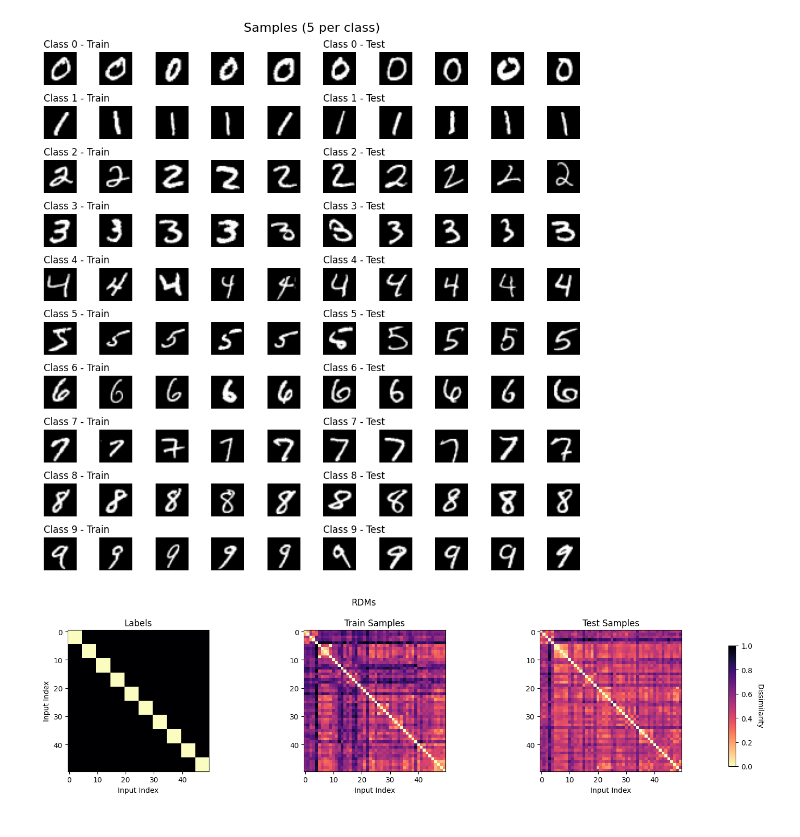
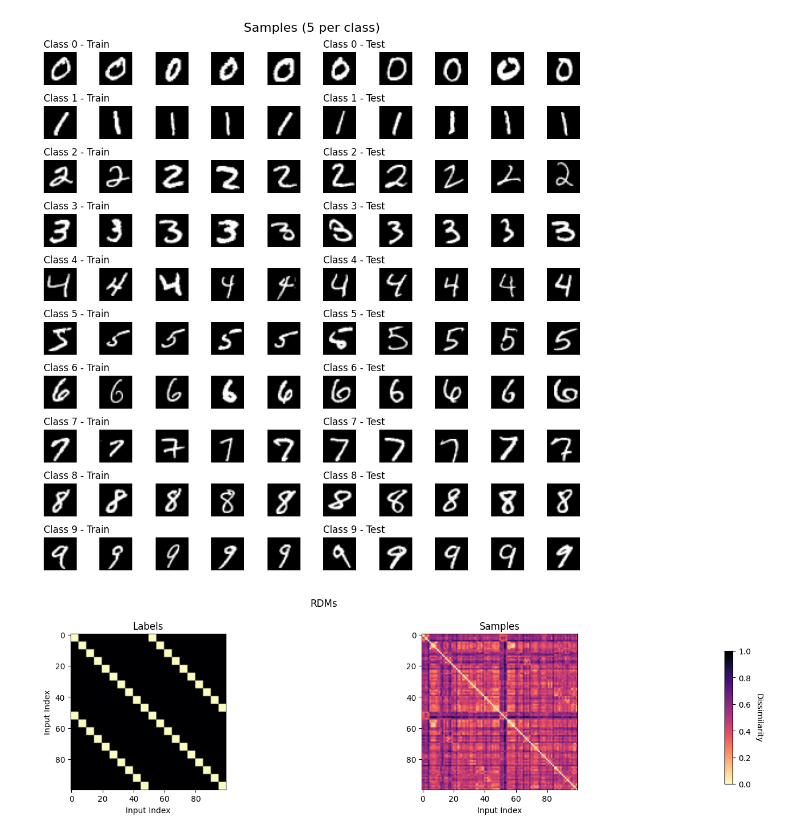
Before and after one commit to Ronho/privacy-and-grokking, a Jupyter notebook: notebooks/rdm.ipynb, the cells around one changed output. Saved outputs shown, nothing was run; the diff lists cells and outputs as text; code cells hidden in the pictures.

```diff
--- a/notebooks/rdm.ipynb
+++ b/notebooks/rdm.ipynb
@@ -118,11 +118,11 @@ def display_rdms(rdms: RDMS, title: str = "RDMs"):
     plt.tight_layout()
 # %%
 one_hot_labels = {
-    "Labels": torch.nn.functional.one_hot(torch.tensor([i for i in range(NUM_CLASSES) for _ in range(SAMPLES_PER_CLASS)]), num_classes=10).numpy(),
-    "Train Samples": np.array([img.squeeze().flatten().numpy() for imgs in train_samples.values() for img in imgs]),
-    "Test Samples": np.array([img.squeeze().flatten().numpy() for imgs in test_samples.values() for img in imgs]),
+    "Labels": torch.nn.functional.one_hot(torch.tensor([i for _ in range(2) for i in range(NUM_CLASSES) for _ in range(SAMPLES_PER_CLASS)]), num_classes=10).numpy(),
+    "Samples": np.array([img.squeeze().flatten().numpy() for imgs in train_samples.values() for img in imgs] + [img.squeeze().flatten().numpy() for imgs in test_samples.values() for img in imgs]),
+    # "Test Samples": np.array([img.squeeze().flatten().numpy() for imgs in test_samples.values() for img in imgs]),
 }
 rdms_dict = get_rdms(one_hot_labels, method='euclidean')
 display_rdms(rdms_dict)
 # %% [output]
-[figure, old version]
+[figure, new version]
```
Also changed, not shown: parts of 3 cells of this notebook, 2 other files.
